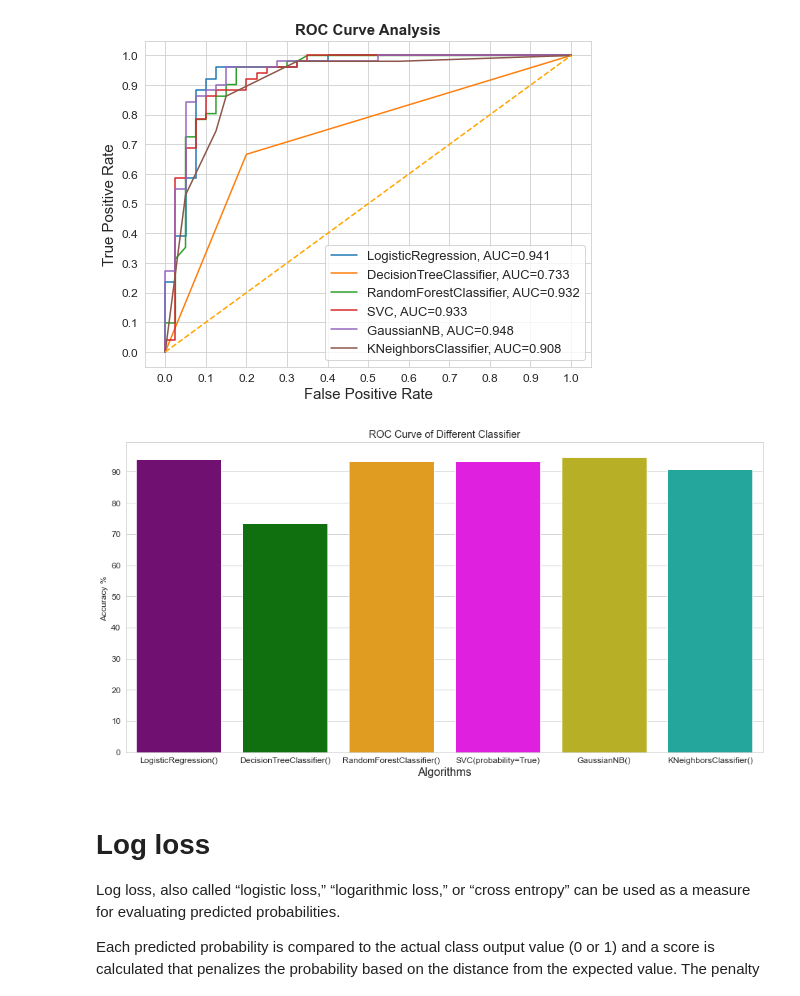
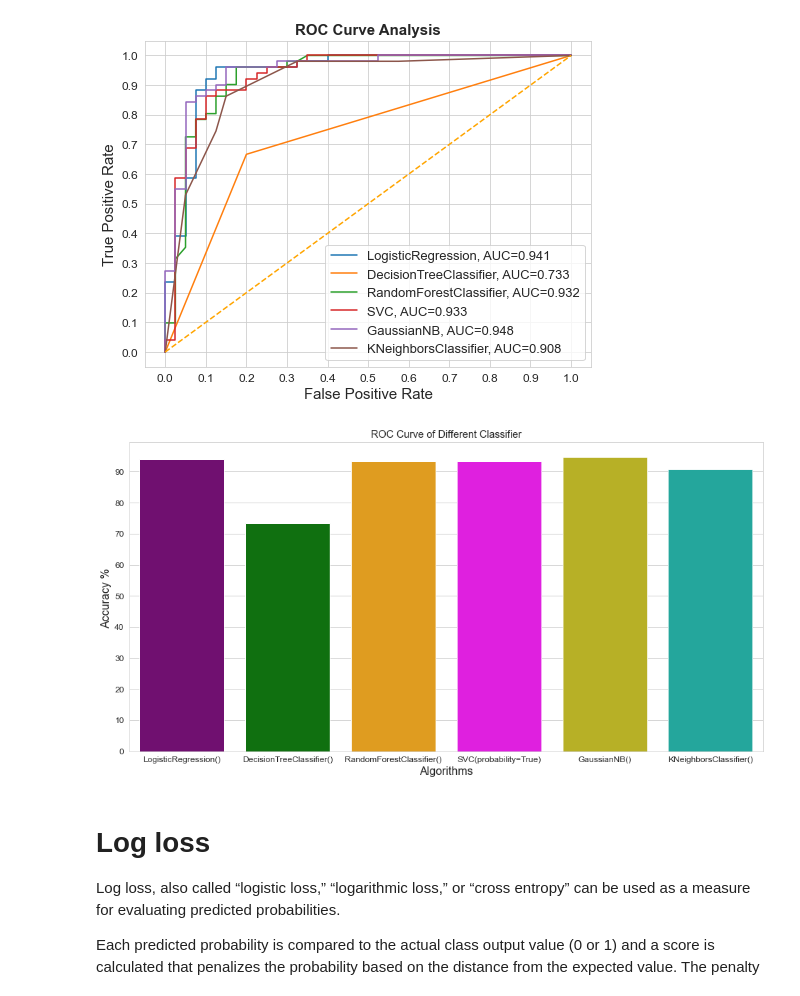
Before and after one commit to MinhajulAkib/Heart-disease-analysis, a Jupyter notebook: Heart Disease Model .ipynb, the cells around one changed output. Cells and saved outputs as stored; diff of their text form; code cells hidden in the pictures.

```diff
--- a/Heart Disease Model .ipynb
+++ b/Heart Disease Model .ipynb
@@ -728,17 +728,17 @@ AUC of KNeighborsClassifier()  is :  90.83333333333333
 # %%
 colors = ["purple", "green", "orange", "magenta","#CFC60E","#0FBBAE"]
 
 sns.set_style("whitegrid")
 plt.figure(figsize=(16,8))
 plt.yticks(np.arange(0,100,10))
-plt.ylabel("Accuracy % ")
+plt.ylabel("Accuracy % ", fontsize = 16)
 plt.xlabel("Algorithms", fontsize = 16)
 plt.title("ROC Curve of Different Classifier")
 sns.barplot(x=list(ROC_Curve.keys()), y=list(ROC_Curve.values()), palette=colors)
 
 plt.show()
 # %% [output]
-[figure, old version]
+[figure, new version]
 # %% [markdown]
 # Log loss
 
```
Also changed, not shown: parts of 1 cell of this notebook.
